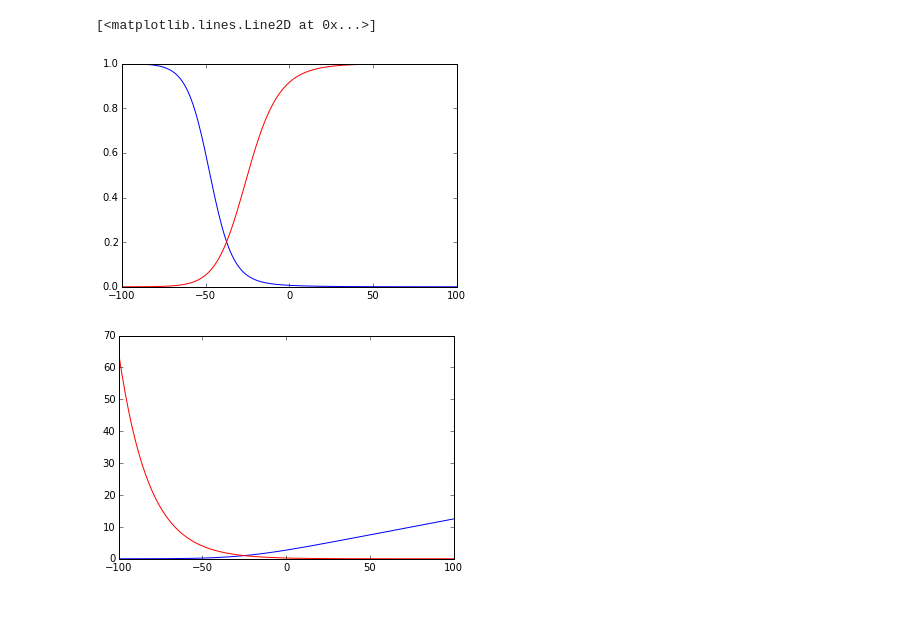
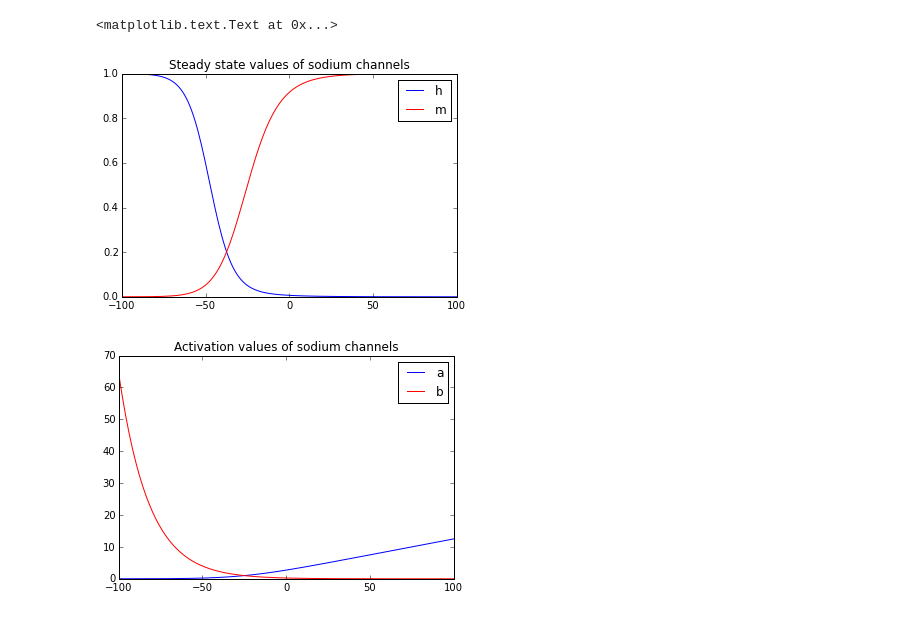
Before and after one commit to hcamalan/Bursting, a Jupyter notebook: [CLASSIFIED] Project Bursting.ipynb, the cells around one changed output. Cells and saved outputs as stored; diff of their text form; code cells hidden in the pictures.

```diff
--- a/[CLASSIFIED] Project Bursting.ipynb
+++ b/[CLASSIFIED] Project Bursting.ipynb
@@ -213,15 +253,17 @@ plt.show()
 # %%
-def tau_n (V):
-    return 1/(a_n(V) + b_n(V))
 
 Vrange = np.linspace(-100,100, 199)
 #plt.plot(Vrange,tau_n(Vrange))
 plt.plot(Vrange,h_steady(Vrange),'b')
 plt.plot(Vrange,m_steady(Vrange),'r')
+plt.legend(['h','m'])
+plt.title('Steady state values of sodium channels')
 plt.figure()
 plt.plot(Vrange,a_m(Vrange),'b')
 plt.plot(Vrange,b_m(Vrange),'r')
+plt.legend(['a','b'])
+plt.title('Activation values of sodium channels')
 # %% [output]
-[<matplotlib.lines.Line2D at 0x...>]
+<matplotlib.text.Text at 0x...>
-[figure, old version]
+[figure, new version]
-[figure, old version]
+[figure, new version]
```
Also changed, not shown: parts of 10 cells of this notebook, 4 other files.
